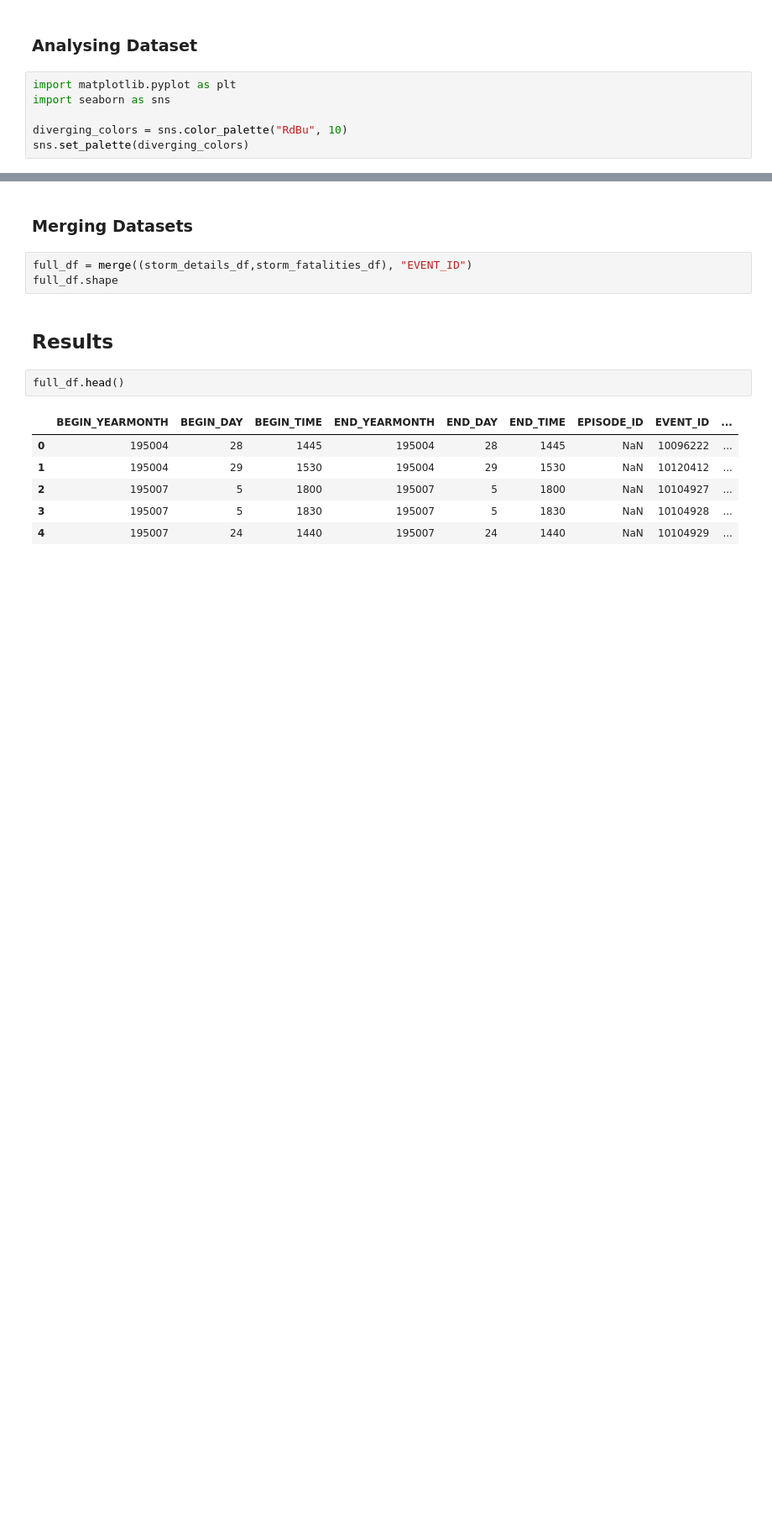
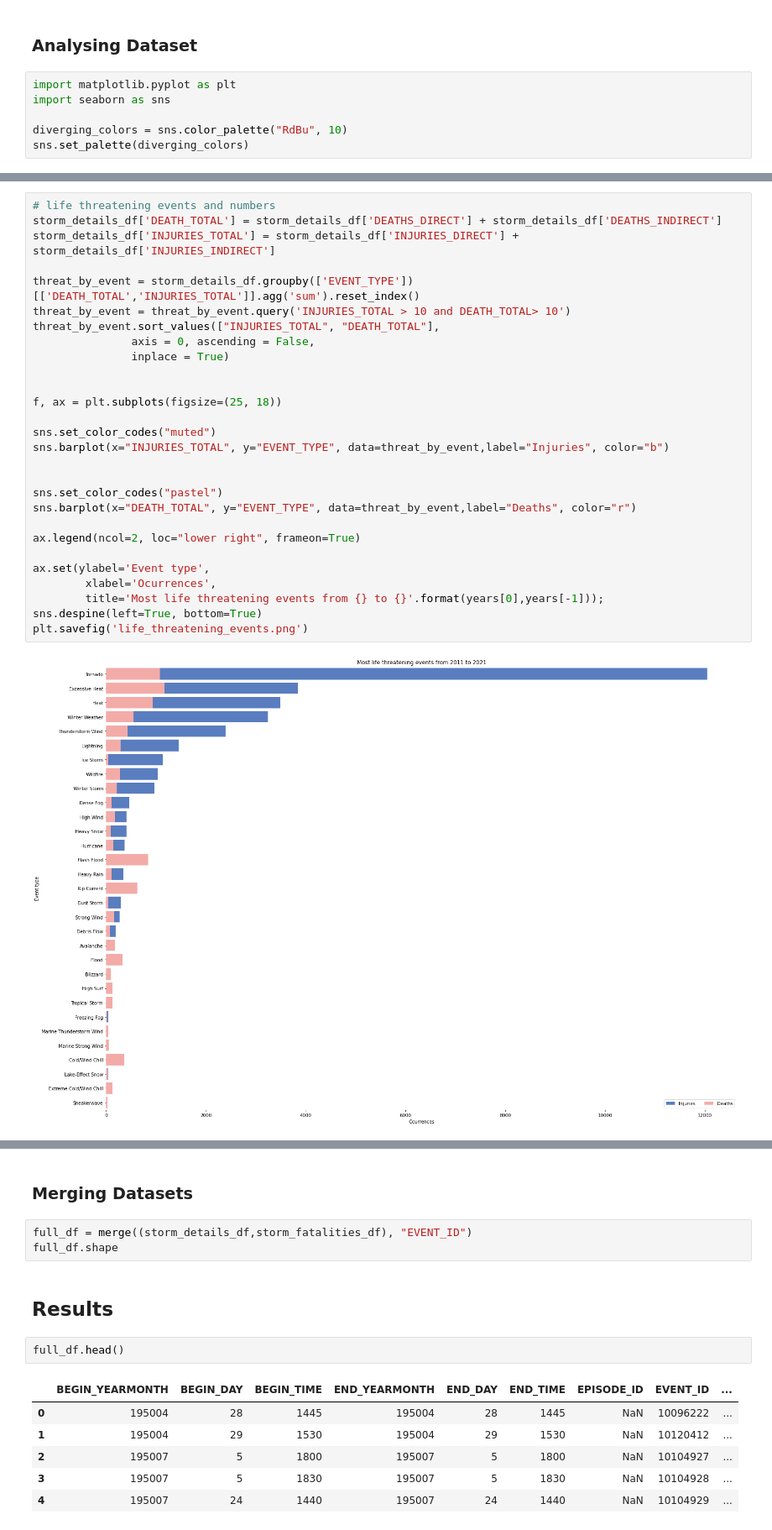
Before and after one commit to thiago-preira/UCDPA_ThiagoPereira, a Jupyter notebook: main.ipynb, the cells around one changed output, grey strips where cells are left out. Shown at 84% size. Saved outputs shown, nothing was run; the diff lists cells and outputs as text; blank space fills up the shorter version.

```diff
--- a/main.ipynb
+++ b/main.ipynb
@@ -294,0 +297,30 @@ plt.show()
+# %%
+# life threatening events and numbers
+storm_details_df['DEATH_TOTAL'] = storm_details_df['DEATHS_DIRECT'] + storm_details_df['DEATHS_INDIRECT']
+storm_details_df['INJURIES_TOTAL'] = storm_details_df['INJURIES_DIRECT'] + storm_details_df['INJURIES_INDIRECT']
+
+threat_by_event = storm_details_df.groupby(['EVENT_TYPE'])[['DEATH_TOTAL','INJURIES_TOTAL']].agg('sum').reset_index()
+threat_by_event = threat_by_event.query('INJURIES_TOTAL > 10 and DEATH_TOTAL> 10')
+threat_by_event.sort_values(["INJURIES_TOTAL", "DEATH_TOTAL"],
+               axis = 0, ascending = False,
+               inplace = True)
+
+
+f, ax = plt.subplots(figsize=(25, 18))
+
+sns.set_color_codes("muted")
+sns.barplot(x="INJURIES_TOTAL", y="EVENT_TYPE", data=threat_by_event,label="Injuries", color="b")
+
+
+sns.set_color_codes("pastel")
+sns.barplot(x="DEATH_TOTAL", y="EVENT_TYPE", data=threat_by_event,label="Deaths", color="r")
+
+ax.legend(ncol=2, loc="lower right", frameon=True)
+
+ax.set(ylabel='Event type',
+        xlabel='Ocurrences',
+        title='Most life threatening events from {} to {}'.format(years[0],years[-1]));
+sns.despine(left=True, bottom=True)
+plt.savefig('life_threatening_events.png')
+# %% [output]
+[figure, added]
```
Also changed, not shown: parts of 15 cells of this notebook, 4 other files.
